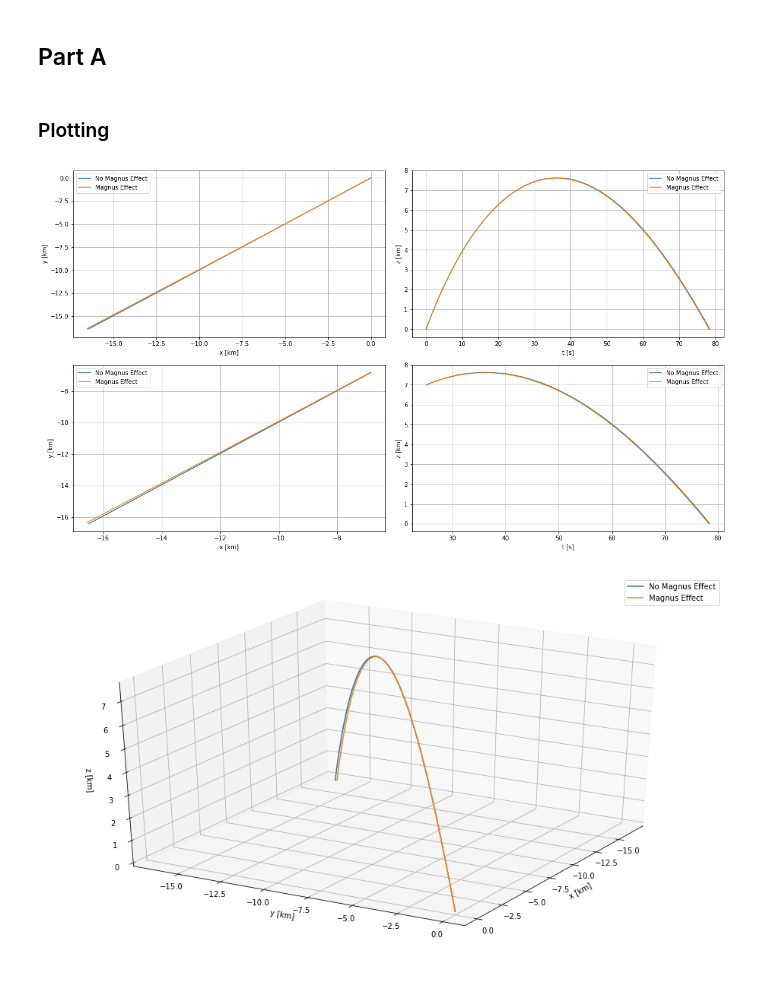
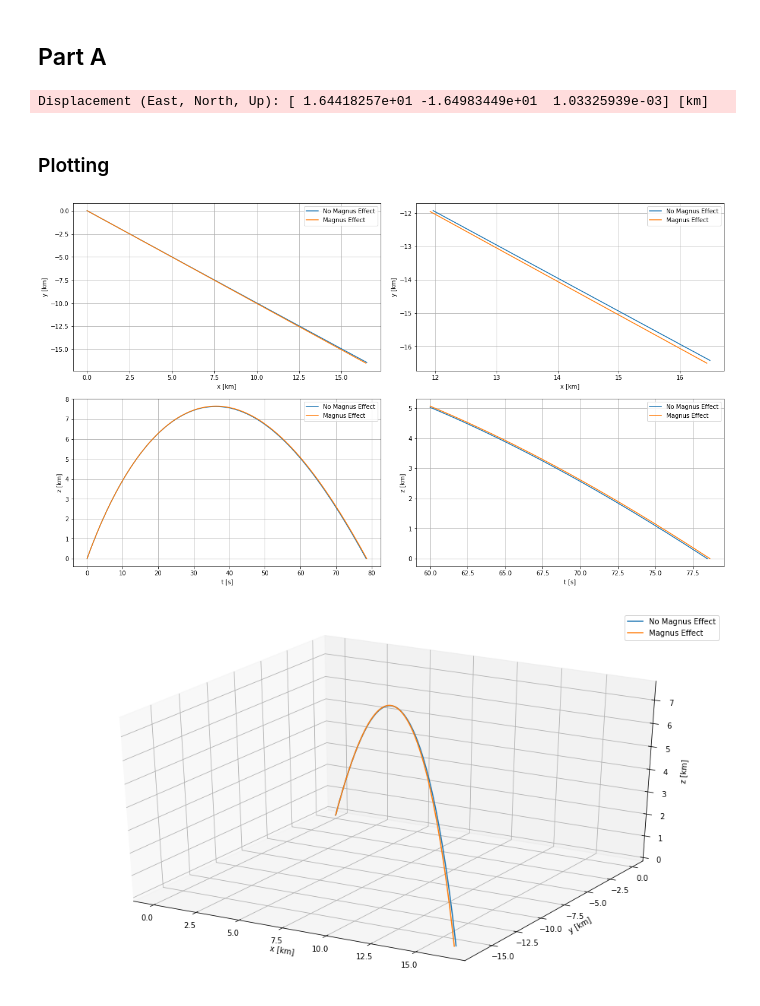
Before and after one commit to ethank5149/PurduePHYS580, a Jupyter notebook: Homework/HW1/HW1.ipynb, the cells around one changed output. Saved outputs shown, nothing was run; the diff lists cells and outputs as text; code cells hidden in the pictures.

```diff
--- a/Homework/HW1/HW1.ipynb
+++ b/Homework/HW1/HW1.ipynb
@@ -603,29 +570,28 @@ T_cold = 266.4833  # "Cold winter day" temperature ~ 20 [F]
 m1 = 1.0
 m2 = 5.9722e24  # Earth Mass
 G = 6.673e-11  # Gravitational Constant
-omega0 = 7.2921150e-5#*180/np.pi  # Earth Angular Speed [deg]/[s]
-# Omega = np.array([0,0,omega])
+Omega = np.array([0,0,7.2921150e-5])# Earth Angular Velocity [deg]/[s]
 
 R_E = 6371000
 
-phi0 = 40.4237#*(np.pi/180)
-lambda0 = -86.9212#*(np.pi/180)
+phi0 = 40.431350
+lambda0 = -86.916710
 h0 = 187
 
 E = 45*(np.pi/180)
-A = 225*(np.pi/180)
+A = 315*(np.pi/180)
 v0 = 700
 # %% [markdown]
 ## Function Definitions
 # %%
-def rhs(t, X, T, omega = omega0):  # Adiabatic with Magnus Effect
+def rhs(t, X, T, omega = Omega):  # Adiabatic with Magnus Effect
     x, dx = np.hsplit(X, 2)
     r = np.linalg.norm(x)
     dr = np.linalg.norm(dx)
 
     return np.concatenate((dx,
                            -m1 * m2 * G * x / r ** 3 \
-                           -2 * np.cross(np.array([0,0,omega]),dx) \
+                           -2 * np.cross(omega,dx) \
                            - B2_ref * (T_0 / T) ** alpha * (1 - a * (r - R_E) / T_0) ** alpha * dr * dx / m))
 
 
@@ -643,7 +609,7 @@ state0 = np.concatenate((pos0, dpos0))
 ## Part A
 # %%
 t_magnus, soln_magnus = dsolve(partial(rhs, T=T_0), t, state0, terminate=terminate)
-t, soln = dsolve(partial(rhs, T=T_0, omega=0), t, state0, terminate=terminate)
+t, soln = dsolve(partial(rhs, T=T_0, omega=np.zeros_like(Omega)), t, state0, terminate=terminate)
 
 pos_magnus, dpos_magnus = np.vsplit(soln_magnus, 2)
 pos, dpos = np.vsplit(soln, 2)
@@ -659,41 +625,46 @@ for i, coord_magnus in enumerate(tqdm(pos_magnus.T)):
 
 pos_enu = pos_enu.T
 pos_enu_magnus = pos_enu_magnus.T
+
+
+print(f'\n\nDisplacement (East, North, Up): {(pos_enu_magnus[:,-1]-pos_enu_magnus[:,0])/1000} [km]')
+# %% [output]
+Displacement (East, North, Up): [ 1.64418257e+01 -1.64983449e+01  1.03325939e-03] [km]
 # %% [markdown]
 ### Plotting
 # %%
 fig, ax = plt.subplots(2, 2, figsize=(16,9), constrained_layout=True)
 
 ax[0, 0].plot(pos_enu[0]/1000, pos_enu[1]/1000, label="No Magnus Effect")
 ax[0, 0].plot(pos_enu_magnus[0]/1000, pos_enu_magnus[1]/1000, label="Magnus Effect")
 ax[0, 0].set_xlabel('x [km]')
 ax[0, 0].set_ylabel('y [km]')
 ax[0, 0].legend()
 ax[0, 0].grid()
-ax[0, 1].plot(t, pos_enu[2]/1000, label='No Magnus Effect')
-ax[0, 1].plot(t_magnus, pos_enu_magnus[2]/1000, label='Magnus Effect')
-ax[0, 1].set_xlabel('t [s]')
-ax[0, 1].set_ylabel('z [km]')
+ax[0, 1].plot(pos_enu[0,5000:]/1000, pos_enu[1,5000:]/1000, label="No Magnus Effect")
+ax[0, 1].plot(pos_enu_magnus[0,5000:]/1000, pos_enu_magnus[1,5000:]/1000, label="Magnus Effect")
+ax[0, 1].set_xlabel('x [km]')
+ax[0, 1].set_ylabel('y [km]')
 ax[0, 1].legend()
 ax[0, 1].grid()
 
-ax[1, 0].plot(pos_enu[0,2500:]/1000, pos_enu[1,2500:]/1000, label="No Magnus Effect")
-ax[1, 0].plot(pos_enu_magnus[0,2500:]/1000, pos_enu_magnus[1,2500:]/1000, label="Magnus Effect")
-ax[1, 0].set_xlabel('x [km]')
-ax[1, 0].set_ylabel('y [km]')
+ax[1, 0].plot(t, pos_enu[2]/1000, label='No Magnus Effect')
+ax[1, 0].plot(t_magnus, pos_enu_magnus[2]/1000, label='Magnus Effect')
+ax[1, 0].set_xlabel('t [s]')
+ax[1, 0].set_ylabel('z [km]')
 ax[1, 0].legend()
 ax[1, 0].grid()
-ax[1, 1].plot(t[2500:], pos_enu[2,2500:]/1000, label='No Magnus Effect')
-ax[1, 1].plot(t_magnus[2500:], pos_enu_magnus[2,2500:]/1000, label='Magnus Effect')
+ax[1, 1].plot(t[6000:], pos_enu[2,6000:]/1000, label='No Magnus Effect')
+ax[1, 1].plot(t_magnus[6000:], pos_enu_magnus[2,6000:]/1000, label='Magnus Effect')
 ax[1, 1].set_xlabel('t [s]')
 ax[1, 1].set_ylabel('z [km]')
 ax[1, 1].legend()
 ax[1, 1].grid()
 
 
 plt.show()
 # %% [output]
-[figure, old version]
+[figure, new version]
 # %%
 fig = plt.figure(figsize=(16,9))
 ax = fig.gca(projection='3d')
@@ -703,11 +674,9 @@ ax.set_xlabel('x [km]')
 ax.set_ylabel('y [km]')
 ax.set_zlabel('z [km]')
 ax.legend()
-ax.view_init(30, 30)
-
 plt.show()
 # %% [output]
-[figure, old version]
+[figure, new version]
 # %%
 fig = plt.figure(figsize=(16,9))
 ax = fig.gca(projection='3d')
```
Also changed, not shown: parts of 14 cells of this notebook, 6 other files.
